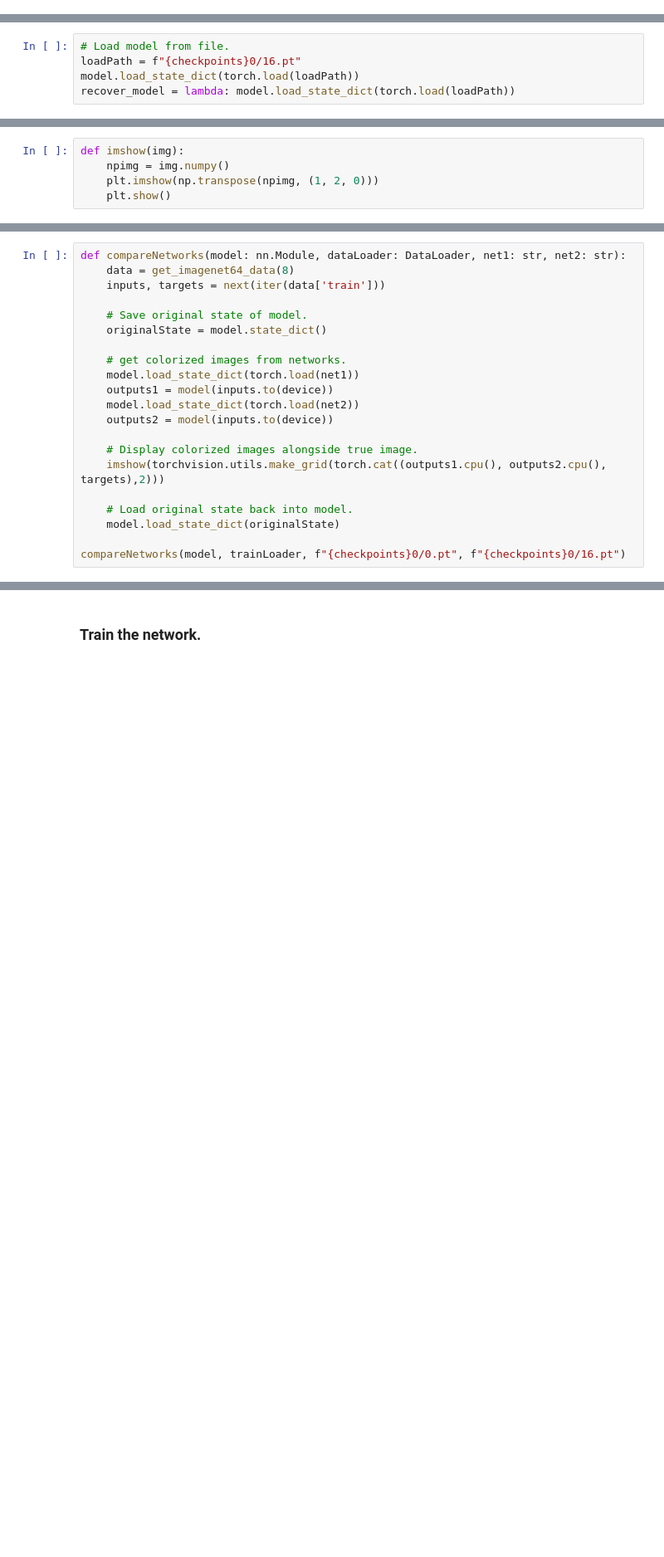
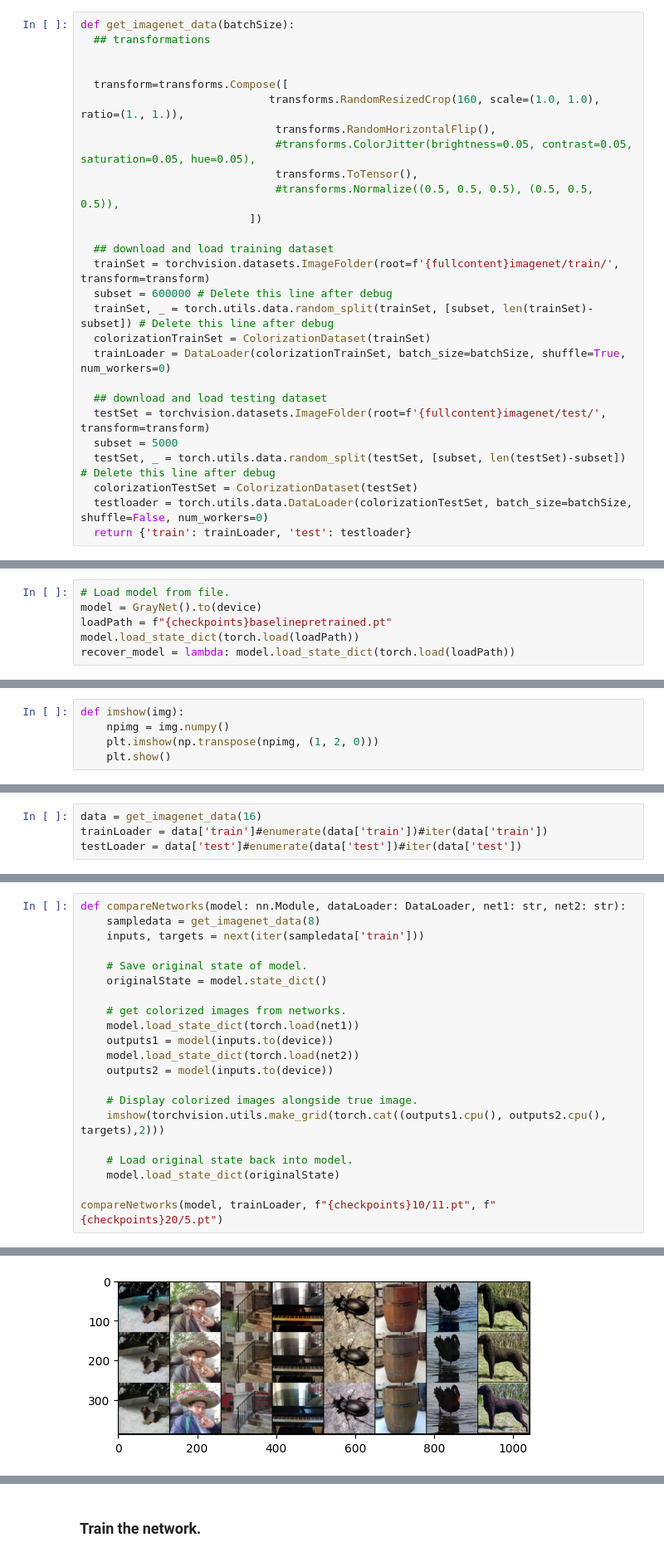
Before and after one commit to Ke11en-Anderson/ImageColorization, a Jupyter notebook: ECE_477_Project_Image_Colorization.ipynb, the cells around one changed output, grey strips where cells are left out. Shown at 83% size. Cells and saved outputs as stored; diff of their text form; blank space fills up the shorter version.

```diff
--- a/ECE_477_Project_Image_Colorization.ipynb
+++ b/ECE_477_Project_Image_Colorization.ipynb
@@ -99,0 +128,27 @@ class ColorizationDataset(Dataset):
+# %%
+def get_imagenet_data(batchSize):
+  ## transformations
+
+
+  transform=transforms.Compose([
+                             transforms.RandomResizedCrop(160, scale=(1.0, 1.0), ratio=(1., 1.)),
+                              transforms.RandomHorizontalFlip(),
+                              #transforms.ColorJitter(brightness=0.05, contrast=0.05, saturation=0.05, hue=0.05),
+                              transforms.ToTensor(),
+                              #transforms.Normalize((0.5, 0.5, 0.5), (0.5, 0.5, 0.5)),
+                          ])
+
+  ## download and load training dataset
+  trainSet = torchvision.datasets.ImageFolder(root=f'{fullcontent}imagenet/train/', transform=transform)
+  subset = 600000 # Delete this line after debug
+  trainSet, _ = torch.utils.data.random_split(trainSet, [subset, len(trainSet)-subset]) # Delete this line after debug
+  colorizationTrainSet = ColorizationDataset(trainSet)
+  trainLoader = DataLoader(colorizationTrainSet, batch_size=batchSize, shuffle=True, num_workers=0)
+
+  ## download and load testing dataset
+  testSet = torchvision.datasets.ImageFolder(root=f'{fullcontent}imagenet/test/', transform=transform)
+  subset = 5000
+  testSet, _ = torch.utils.data.random_split(testSet, [subset, len(testSet)-subset]) # Delete this line after debug
+  colorizationTestSet = ColorizationDataset(testSet)
+  testloader = torch.utils.data.DataLoader(colorizationTestSet, batch_size=batchSize, shuffle=False, num_workers=0)
+  return {'train': trainLoader, 'test': testloader}
@@ -528,7 +575,8 @@ saveModel(model.state_dict(), f"{checkpoints}baselinepretrained.pt")
 ### Load existing model
 # %%
 # Load model from file.
-loadPath = f"{checkpoints}0/16.pt"
+model = GrayNet().to(device)
+loadPath = f"{checkpoints}baselinepretrained.pt"
 model.load_state_dict(torch.load(loadPath))
 recover_model = lambda: model.load_state_dict(torch.load(loadPath))
 # %% [markdown]
@@ -541,3 +593,7 @@ def imshow(img):
+# %%
+data = get_imagenet_data(16)
+trainLoader = data['train']#enumerate(data['train'])#iter(data['train'])
+testLoader = data['test']#enumerate(data['test'])#iter(data['test'])
 # %%
 def visualizeData(dataLoader: DataLoader):
     inputs, targets = next(iter(dataLoader))
@@ -575,7 +631,7 @@ Clipping input data to the valid range for imshow with RGB data ([0..1] for floa
 # %%
 def compareNetworks(model: nn.Module, dataLoader: DataLoader, net1: str, net2: str):
-    data = get_imagenet64_data(8)
-    inputs, targets = next(iter(data['train']))
+    sampledata = get_imagenet_data(8)
+    inputs, targets = next(iter(sampledata['train']))
 
     # Save original state of model.
     originalState = model.state_dict()
@@ -592,5 +648,5 @@ def compareNetworks(model: nn.Module, dataLoader: DataLoader, net1: str, net2: s
     # Load original state back into model.
     model.load_state_dict(originalState)
 
-compareNetworks(model, trainLoader, f"{checkpoints}0/0.pt", f"{checkpoints}0/16.pt")
+compareNetworks(model, trainLoader, f"{checkpoints}10/11.pt", f"{checkpoints}20/5.pt")
 # %% [output]
@@ -600,0 +654 @@ RuntimeError: Error(s) in loading state_dict for GrayNet:
+[figure, added]
```
Also changed, not shown: parts of 21 cells of this notebook.
